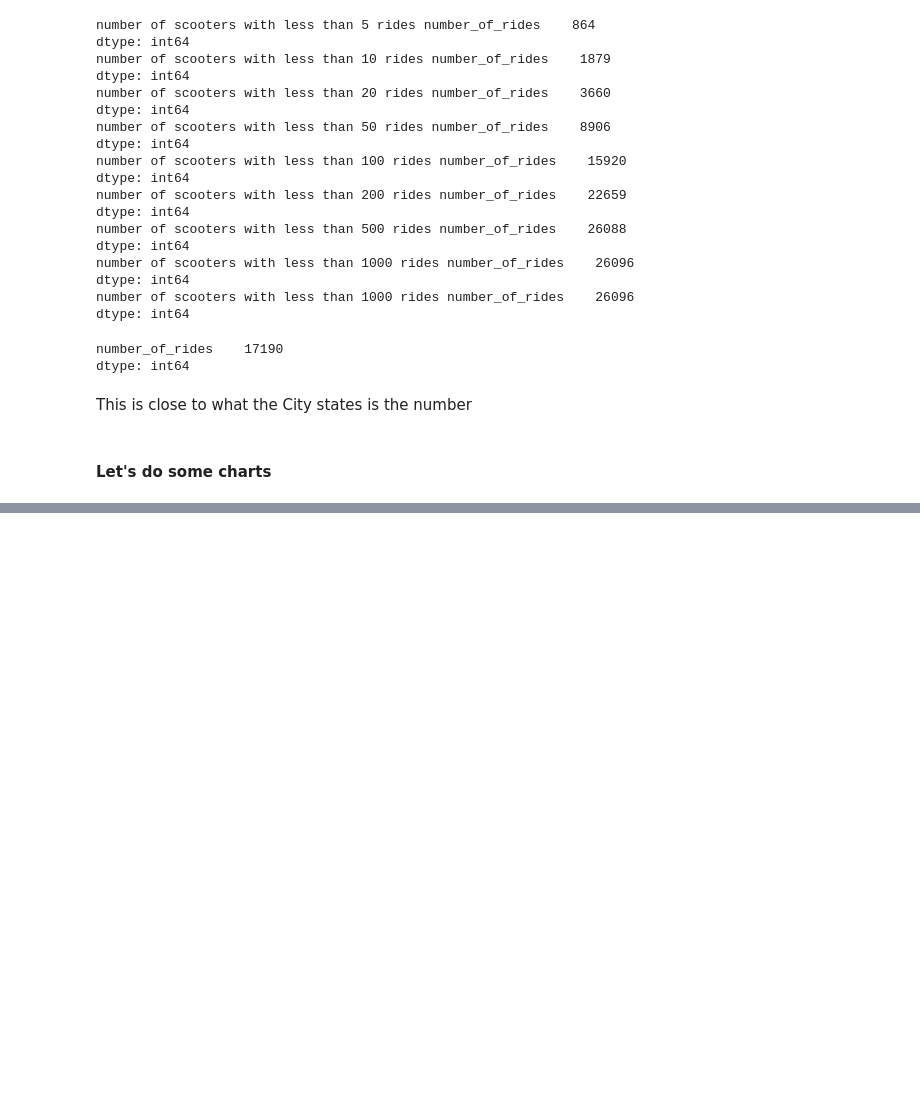
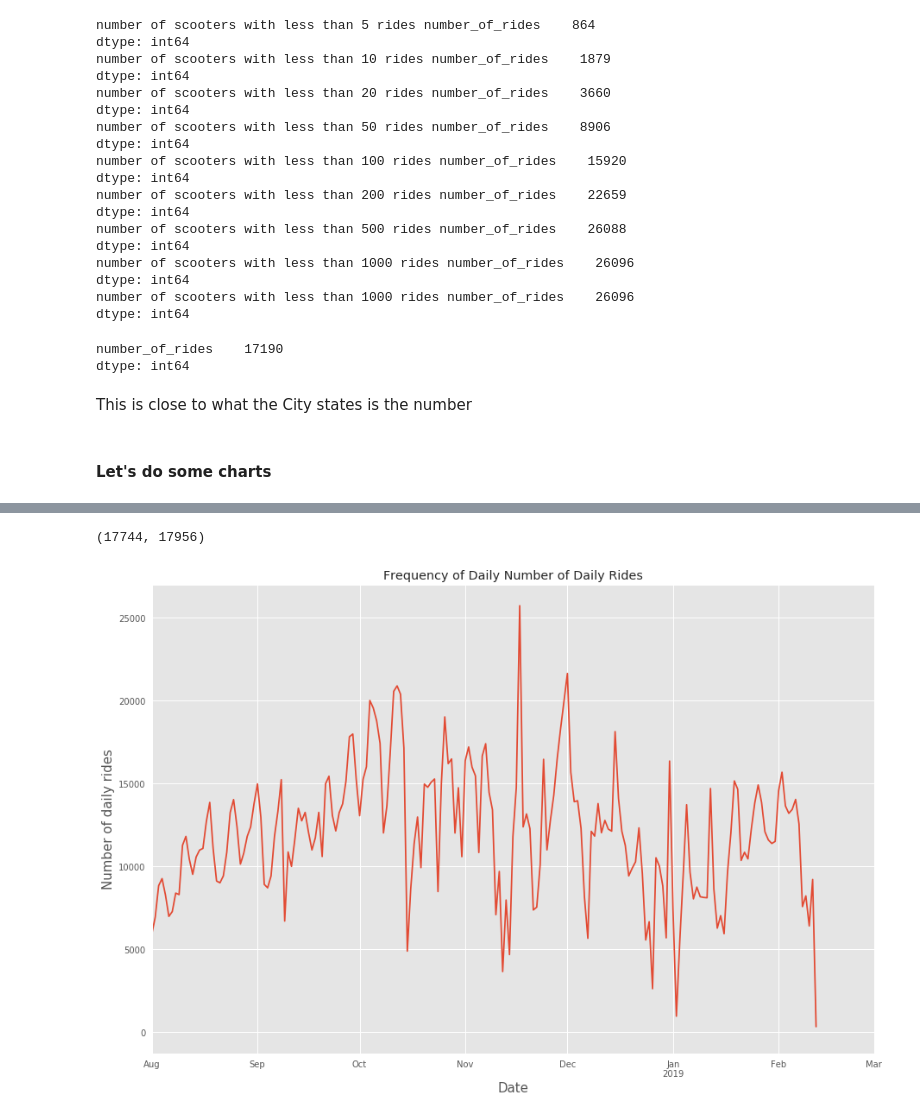
Before and after one commit to SohamMody/Event-Detection-from-Dockless-Scooter-Trips-Austin, a Jupyter notebook: timur_dockless_EDA.ipynb, the cells around one changed output, grey strips where cells are left out. Cells and saved outputs as stored; diff of their text form; code cells hidden in the pictures; blank space fills up the shorter version.

```diff
--- a/timur_dockless_EDA.ipynb
+++ b/timur_dockless_EDA.ipynb
@@ -193,0 +282,9 @@ This is close to what the City states is the number
+# %%
+time_series_pd.plot.line(x='start_time', y='daily_n_trips', figsize=(15,10), legend=False)
+plt.ylabel('Number of daily rides', fontsize=15)
+plt.xlabel('Date', fontsize=15)
+plt.title('Frequency of Daily Number of Daily Rides')
+plt.xlim('2018-08','2019-03')
+# %% [output]
+(17744, 17956)
+[figure, added]
```
Also changed, not shown: parts of 16 cells of this notebook.
